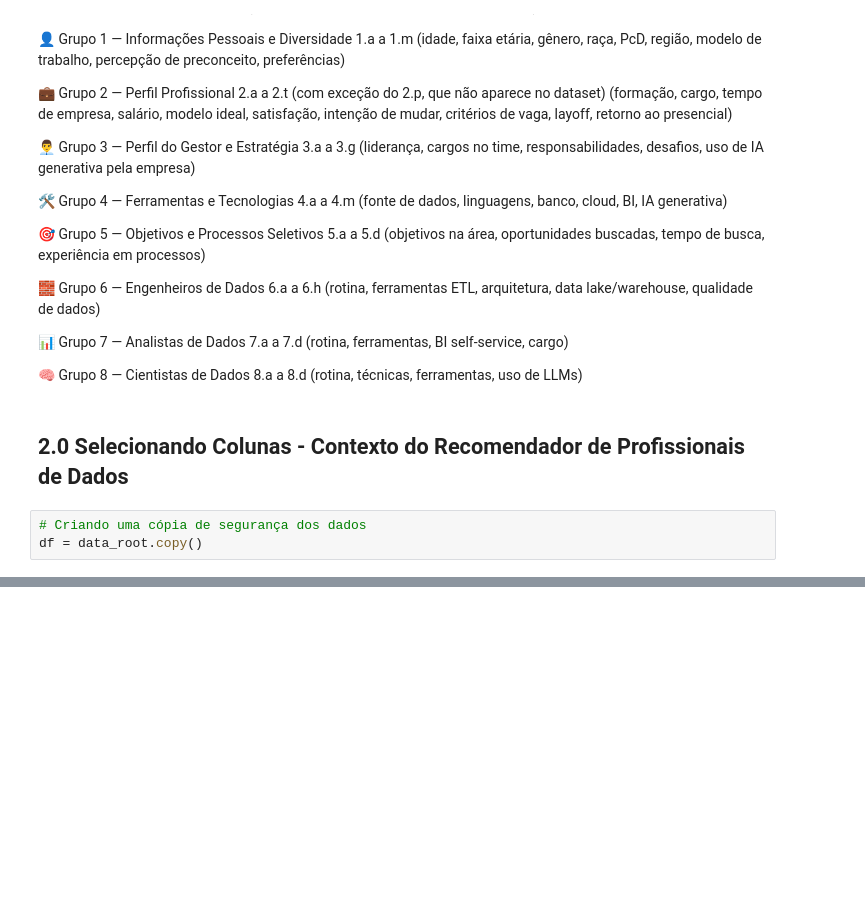
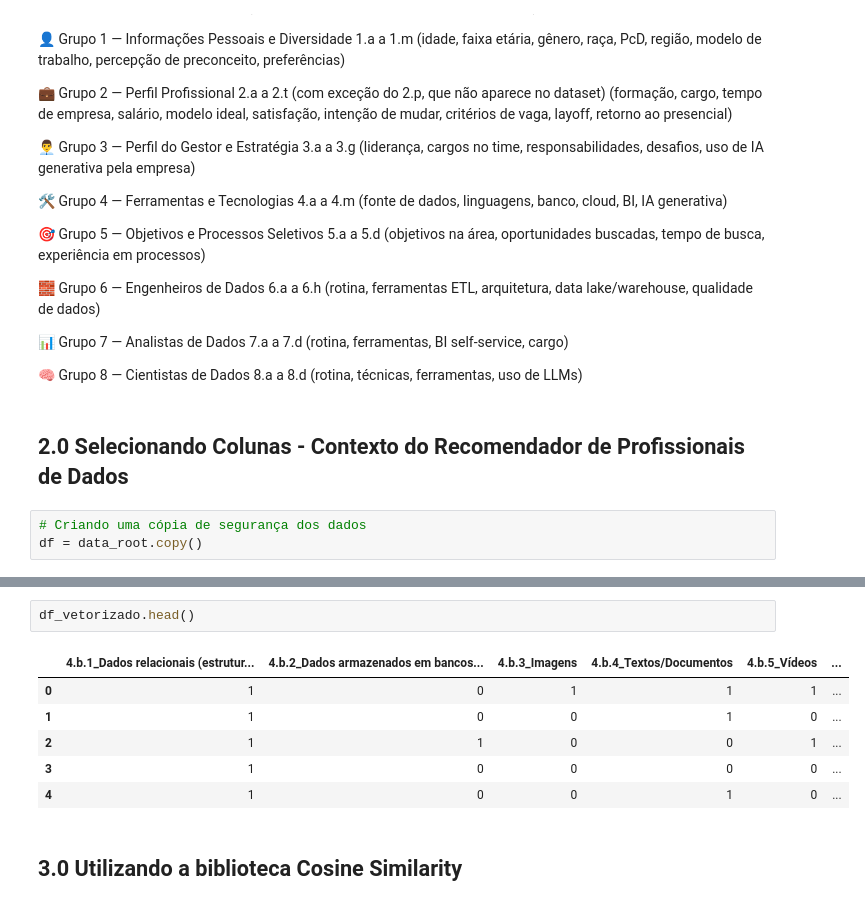
Before and after one commit to LuiMagno/Projeto-StateofData, a Jupyter notebook: notebooks/lui_notebook.ipynb, the cells around one changed output, grey strips where cells are left out. Drawn from its saved outputs; the diff is of its cells as text; blank space fills up the shorter version.

```diff
--- a/notebooks/lui_notebook.ipynb
+++ b/notebooks/lui_notebook.ipynb
@@ -297,0 +352,11 @@ Name: count, dtype: int64
+# %%
+df_vetorizado.head()
+# %% [output]
+|  | 4.b.1_Dados relacionais (estrutur... | 4.b.2_Dados armazenados em bancos... | 4.b.3_Imagens | 4.b.4_Textos/Documentos | 4.b.5_Vídeos | ... |
+| 0 | 1 | 0 | 1 | 1 | 1 | ... |
+| 1 | 1 | 0 | 0 | 1 | 0 | ... |
+| 2 | 1 | 1 | 0 | 0 | 1 | ... |
+| 3 | 1 | 0 | 0 | 0 | 0 | ... |
+| 4 | 1 | 0 | 0 | 1 | 0 | ... |
+# %% [markdown]
+## 3.0 Utilizando a biblioteca Cosine Similarity
```
Also changed, not shown: parts of 16 cells of this notebook.
